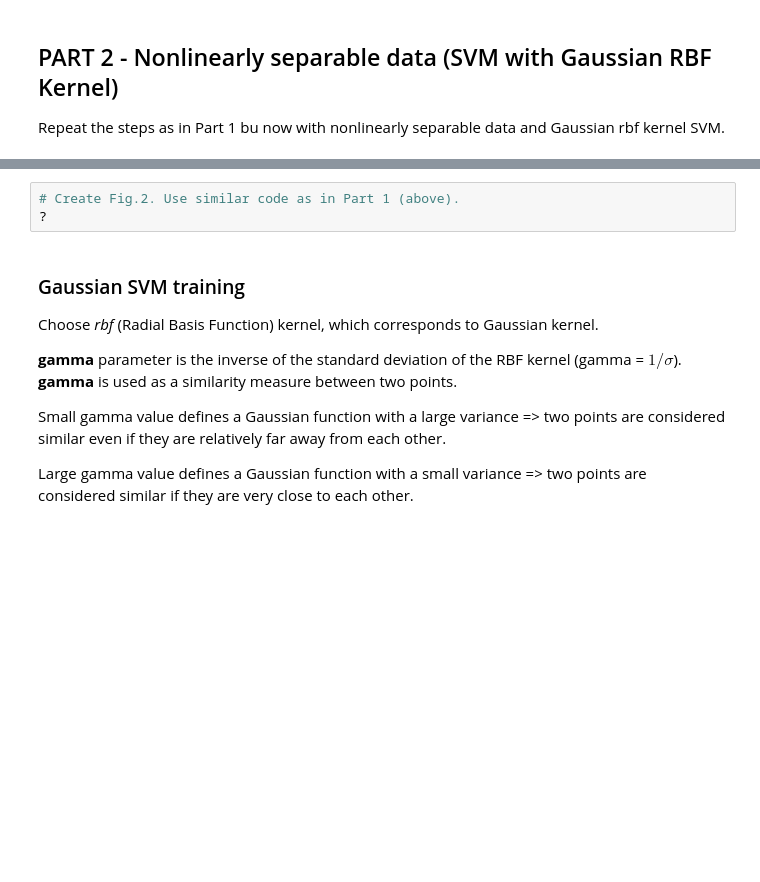
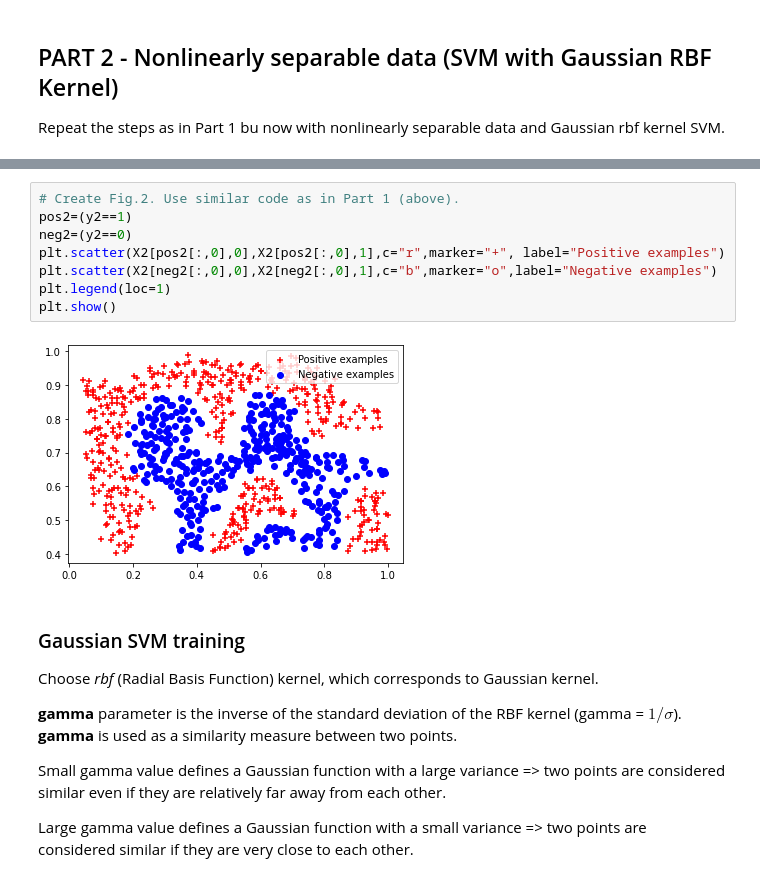
Before and after one commit to renanaferreira/FAA-repository, a Jupyter notebook: 06-Lab-SVM/SVM.ipynb, the cells around one changed output, grey strips where cells are left out. Saved outputs shown, nothing was run; the diff lists cells and outputs as text; blank space fills up the shorter version.

```diff
--- a/06-Lab-SVM/SVM.ipynb
+++ b/06-Lab-SVM/SVM.ipynb
@@ -97,9 +125,16 @@ Plot the data to get Fig.2. From the figure, you can observe that there is nonli
 
 <img src="images/f2.png" style="width:350px;height:250px;">
 <caption><center> **Fig.2 ** : **Dataset 2 (ex6data2.mat)** </center></caption>
-# %%
-# Create Fig.2. Use similar code as in Part 1 (above).
-?
+# %%
+# Create Fig.2. Use similar code as in Part 1 (above).
+pos2=(y2==1)
+neg2=(y2==0)
+plt.scatter(X2[pos2[:,0],0],X2[pos2[:,0],1],c="r",marker="+", label="Positive examples")
+plt.scatter(X2[neg2[:,0],0],X2[neg2[:,0],1],c="b",marker="o",label="Negative examples")
+plt.legend(loc=1)
+plt.show()
+# %% [output]
+[figure, added]
 # %% [markdown]
 ### Gaussian SVM training
 
```
Also changed, not shown: parts of 15 cells of this notebook, 18 other files.
